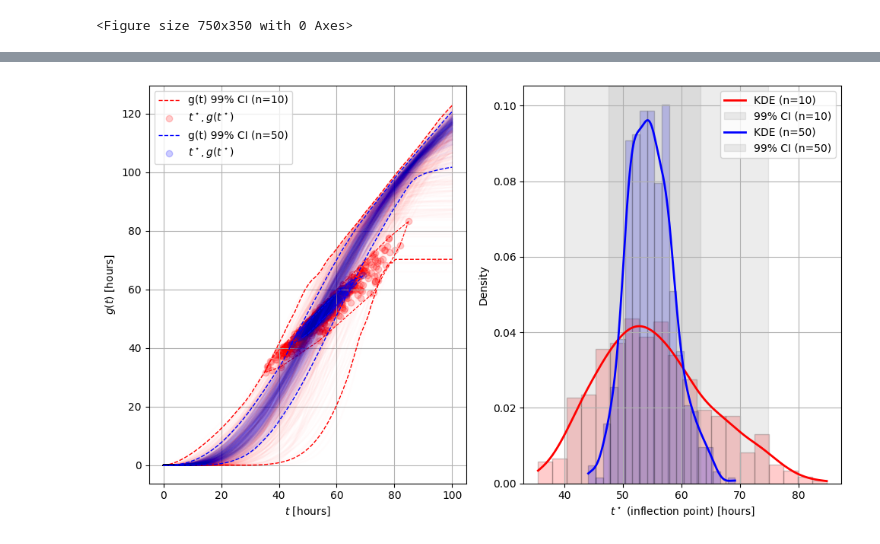
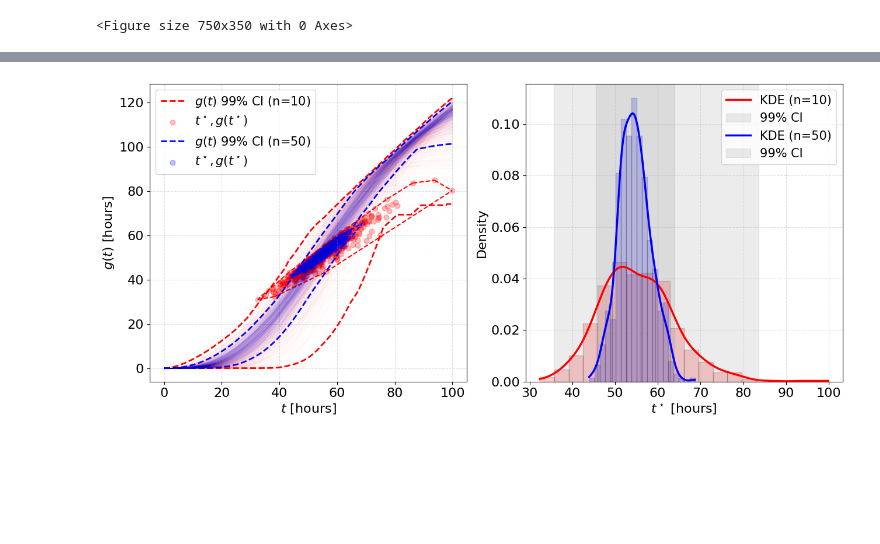
Before and after one commit to Roberock/TimeWarperRUL, a Jupyter notebook: examples/Data_volume_effect_linear_MRL.ipynb, the cells around one changed output, grey strips where cells are left out. Cells and saved outputs as stored; diff of their text form; code cells hidden in the pictures; blank space fills up the shorter version.

```diff
--- a/examples/Data_volume_effect_linear_MRL.ipynb
+++ b/examples/Data_volume_effect_linear_MRL.ipynb
@@ -291,8 +318,8 @@ for Id, num_samples in enumerate(num_samples_list):
       a_estimate, loc, scale_estimate = gamma.fit(ttf_data, floc=0)
       lambd_estimate = 1 / scale_estimate
       #tic = time.time()
-      if step in [10, 100, 500]:
-        print(f'step: {step}/{n_loops}')
+      if step in [9, 99, 499]:
+        print(f'step: {step+1}/{n_loops}')
         print(f'Estimators: Shape (a) = {a_estimate:.4f}, Lambda = {1 / scale_estimate:.4f}')
       # Get exact g(t)
       Gt = np.array([float(f(t, a=a_estimate, lambd=lambd_estimate)) for t in T])
@@ -316,54 +343,58 @@ Estimators: Shape (a) = 5.1143, Lambda = 0.0662
 # %%
-fig, axs = plt.subplots(1, 2, figsize=(10, 6))
+# Create subplots
+fig, axs = plt.subplots(1, 2, figsize=(13, 6))
 
-for Gt_save, tg_max, COLOR, num_samples in  zip(Gt_save_nsam, tg_max_nsam, COLS, num_samples_list):
-      # Prepare values
-      Gt_array = np.array(Gt_save)  # shape (n_curves, len(T))
-      Gt_lower = np.percentile(Gt_array, 0.5, axis=0)
-      Gt_upper = np.percentile(Gt_array, 99.5, axis=0)
+for Gt_save, tg_max, COLOR, num_samples in zip(Gt_save_nsam, tg_max_nsam, COLS, num_samples_list):
+    Gt_array = np.array(Gt_save)
+    Gt_lower = np.percentile(Gt_array, 0.5, axis=0)
+    Gt_upper = np.percentile(Gt_array, 99.5, axis=0)
 
-      # Plot all G(t) curves
-      for Gt in Gt_array:
-          axs[0].plot(T, Gt, COLOR, alpha=0.01)
+    # Plot G(t) curves
+    for Gt in Gt_array:
+        axs[0].plot(T, Gt, COLOR, alpha=0.01, linewidth=1)
 
-      # Plot confidence bounds
-      axs[0].plot(T, Gt_lower, f'{COLOR}--', linewidth=1, label=f'g(t) 99% CI (n={num_samples})')
-      axs[0].plot(T, Gt_upper, f'{COLOR}--', linewidth=1)
+    # CI bounds
+    axs[0].plot(T, Gt_lower, f'{COLOR}--', linewidth=2, label=f'$g(t)$ 99% CI (n={num_samples})')
+    axs[0].plot(T, Gt_upper, f'{COLOR}--', linewidth=2)
 
-      # Scatter points
-      t_max_values = [t_max for t_max, g_max in tg_max]
-      g_max_values = [g_max for t_max, g_max in tg_max]
-      axs[0].scatter(t_max_values, g_max_values, c=COLOR, alpha=0.2, label=r'$t^\star, g(t^\star)$')
+    # Scatter extrema
+    t_max_values = [t for t, _ in tg_max]
+    g_max_values = [g for _, g in tg_max]
+    axs[0].scatter(t_max_values, g_max_values, color=COLOR, alpha=0.25, s=40, label=r'$t^\star, g(t^\star)$')
 
-      # Convex hull
-      points = np.column_stack((t_max_values, g_max_values))
-      hull = ConvexHull(points)
-      for simplex in hull.simplices:
-          axs[0].plot(points[simplex, 0], points[simplex, 1], f'{COLOR}--', linewidth=0.8)
+    # Convex hull
+    if len(t_max_values) >= 3:
+        points = np.column_stack((t_max_values, g_max_values))
+        hull = ConvexHull(points)
+        for simplex in hull.simplices:
+            axs[0].plot(points[simplex, 0], points[simplex, 1], f'{COLOR}--', linewidth=1.5)
 
-      axs[0].grid(True)
-      axs[0].set_xlabel(r'$t$ [hours]')
-      axs[0].set_ylabel(r'$g(t)$ [hours]')
-      axs[0].legend()
+    # KDE and histogram of t*
+    axs[1].hist(t_max_values, bins=20, density=True, color=COLOR, alpha=0.2, edgecolor='black')
+    kde = gaussian_kde(t_max_values)
+    x_vals = np.linspace(min(t_max_values), max(t_max_values), 1000)
+    axs[1].plot(x_vals, kde(x_vals), color=COLOR, lw=2.5, label=f'KDE (n={num_samples})')
 
-      # Histogram with KDE and 95% CI
-      axs[1].hist(t_max_values, bins=20, density=True, color=COLOR, alpha=0.2, edgecolor='black')
-      kde = gaussian_kde(t_max_values)
-      x_vals = np.linspace(min(t_max_values), max(t_max_values), 1000)
-      axs[1].plot(x_vals, kde(x_vals), color=COLOR, lw=2, label=f'KDE (n={num_samples})')
+    # 99% CI on t*
+    lower_ci = np.percentile(t_max_values, 0.5)
+    upper_ci = np.percentile(t_max_values, 99.5)
+    axs[1].axvspan(lower_ci, upper_ci, color='gray', alpha=0.15, label='99% CI')
 
-      # 95% Confidence interval
-      lower_ci = np.percentile(t_max_values, 2.5)
-      upper_ci = np.percentile(t_max_values, 97.5)
-      axs[1].axvspan(lower_ci, upper_ci, color='gray', alpha=0.15, label=f'99% CI (n={num_samples})')
+# Axes formatting — bigger fonts
+for ax in axs:
+    ax.tick_params(labelsize=16)
+    ax.grid(True, linestyle='--', alpha=0.4)
 
-      axs[1].grid(True)
-      axs[1].set_xlabel(r'$t^\star$ (inflection point) [hours]')
-      axs[1].set_ylabel('Density')
-      axs[1].legend()
+axs[0].set_xlabel(r'$t$ [hours]', fontsize=16)
+axs[0].set_ylabel(r'$g(t)$ [hours]', fontsize=16)
+axs[0].legend(fontsize=15, loc='upper left')
 
+axs[1].set_xlabel(r'$t^\star$ [hours]', fontsize=16)
+axs[1].set_ylabel('Density', fontsize=16)
+axs[1].legend(fontsize=15, loc='upper right')
 
 plt.tight_layout()
+plt.savefig("../plots/Gamma_Inflection_Epistemic_uncertain.svg", format="svg")
 plt.show()
 # %% [output]
-[figure, old version]
+[figure, new version]
```
Also changed, not shown: parts of 6 cells of this notebook, 7 other files.
